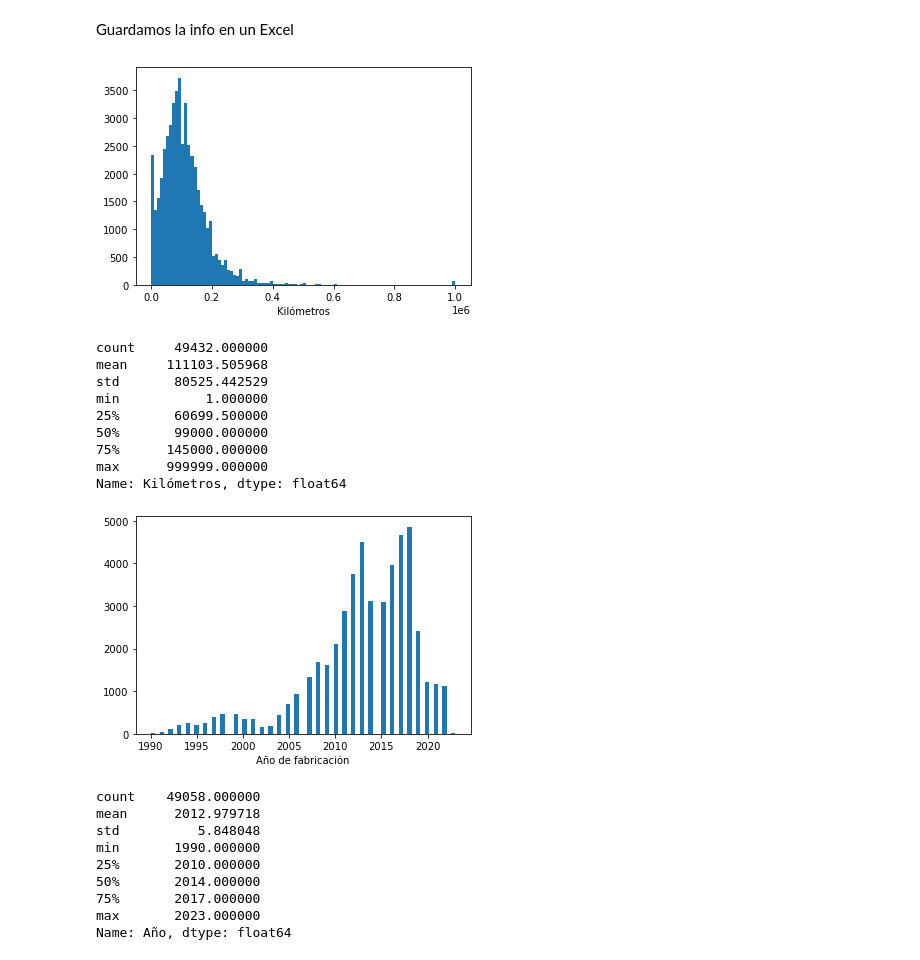
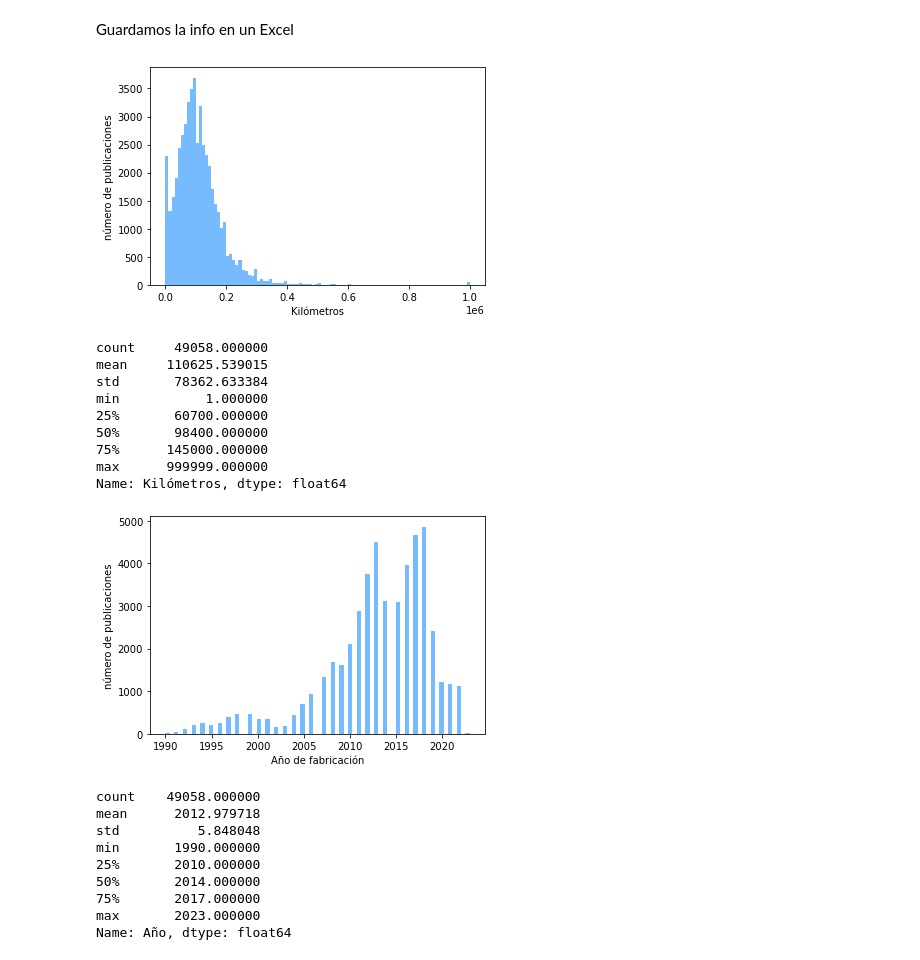
Before and after one commit to lucialopezwallace/tesis-mim, a Jupyter notebook: data_process(api).ipynb, the cells around one changed output. Saved outputs shown, nothing was run; the diff lists cells and outputs as text; code cells hidden in the pictures.

```diff
--- a/data_process(api).ipynb
+++ b/data_process(api).ipynb
@@ -248,34 +230,36 @@ import matplotlib.pyplot as plt
 
 plt.title('')
 plt.xlabel("Kilómetros")
-plt.hist(df_2['Kilómetros'], bins = 100)
+plt.ylabel('número de publicaciones')
+plt.hist(df_2['Kilómetros'], bins = 100, color= 'xkcd:sky blue')
 plt.show()
 
 df_2['Kilómetros'].describe()
 # %% [output]
-[figure, old version]
+[figure, new version]
-count     49432.000000
-mean     111103.505968
-std       80525.442529
+count     49058.000000
+mean     110625.539015
+std       78362.633384
 min           1.000000
-25%       60699.500000
-50%       99000.000000
+25%       60700.000000
+50%       98400.000000
 75%      145000.000000
 max      999999.000000
 Name: Kilómetros, dtype: float64
 # %%
 # Check nueva variable de Año
 
 import matplotlib.pyplot as plt
 
 plt.title('')
 plt.xlabel('Año de fabricación')
-plt.hist(df_2['Año'], bins = 70)
+plt.ylabel('número de publicaciones')
+plt.hist(df_2['Año'], bins = 70,color= 'xkcd:sky blue')
 plt.show()
 
 df_2['Año'].describe()
 # %% [output]
-[figure, old version]
+[figure, new version]
 count    49058.000000
 mean      2012.979718
 std          5.848048
```
Also changed, not shown: parts of 4 cells of this notebook, 11 other files.
